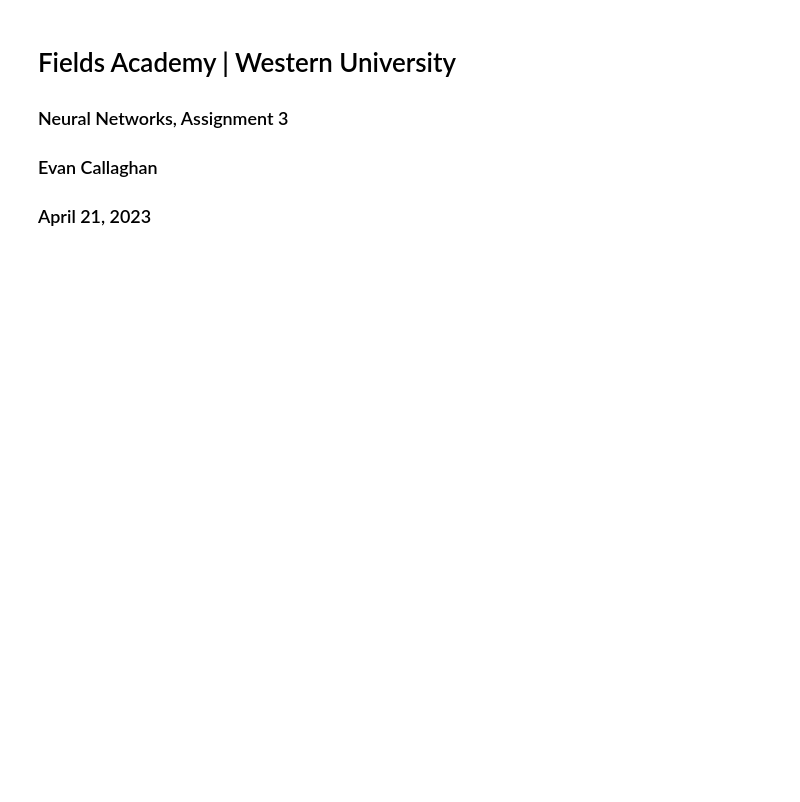
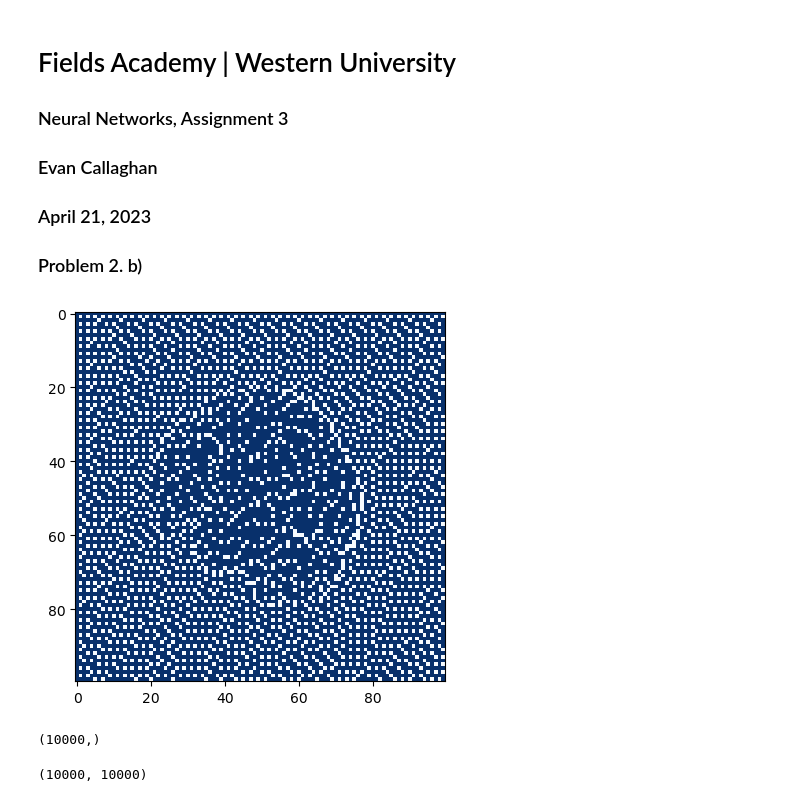
Before and after one commit to Evan-Callaghan/FieldsAcademy-NeuralNetworks, a Jupyter notebook: Assignments/assignment3.ipynb, the cells around one changed output. Drawn from its saved outputs; the diff is of its cells as text; code cells hidden in the pictures; blank space fills up the shorter version.

```diff
--- a/Assignments/assignment3.ipynb
+++ b/Assignments/assignment3.ipynb
@@ -3,6 +3,8 @@
 ### Neural Networks, Assignment 3
 ### Evan Callaghan
 ### April 21, 2023
+
+### Problem 2. b)
 # %%
 import os
 import numpy as np
@@ -10,14 +12,42 @@ import pandas as pd
 from PIL import Image
 import matplotlib.pyplot as plt
 # %%
-## Opening the image
+## i. Loading the image and turning it into a numpy array with +/-1 entries
 img = Image.open('memory1-1.png')
 
-## Converting the image to grey-scale
-img = img.convert('L')
+## Setting some helpful parameters
+image_width = 100
+image_height = 100
 
-## Resizing the image
-img = img.resize((100, 100))
+## Resizing the image to be 100x100
+img = img.resize((image_width, image_height))
+
+## Binarizing the image
+img = img.convert('1')
 
 ## Converting image to a numpy array
-img_array = np.array(img)
+memory = np.array(img)
+
+## Displaying the image
+plt.imshow(memory, cmap = 'Blues')
+plt.show()
+# %% [output]
+[figure, added]
+# %%
+# Train the network
+W = np.zeros((N, pattern_width * pattern_height))
+
+for i in range(pattern_width * pattern_height):
+    for j in range(pattern_width * pattern_height):
+        if i == j or W[i, j] != 0.0:
+            continue
+
+        w = 0.0
+
+        for n in range(nb_patterns):
+            w += patterns[n, i] * patterns[n, j]
+
+        W[i, j] = w / patterns.shape[0]
+        W[j, i] = W[i, j]
+# %% [output]
+(10000,)
@@ -23,0 +72,4 @@ img_array = np.array(img)
+# %%
+weight_matrix.shape
+# %% [output]
+(10000, 10000)
```
Also changed, not shown: parts of 21 cells of this notebook.
